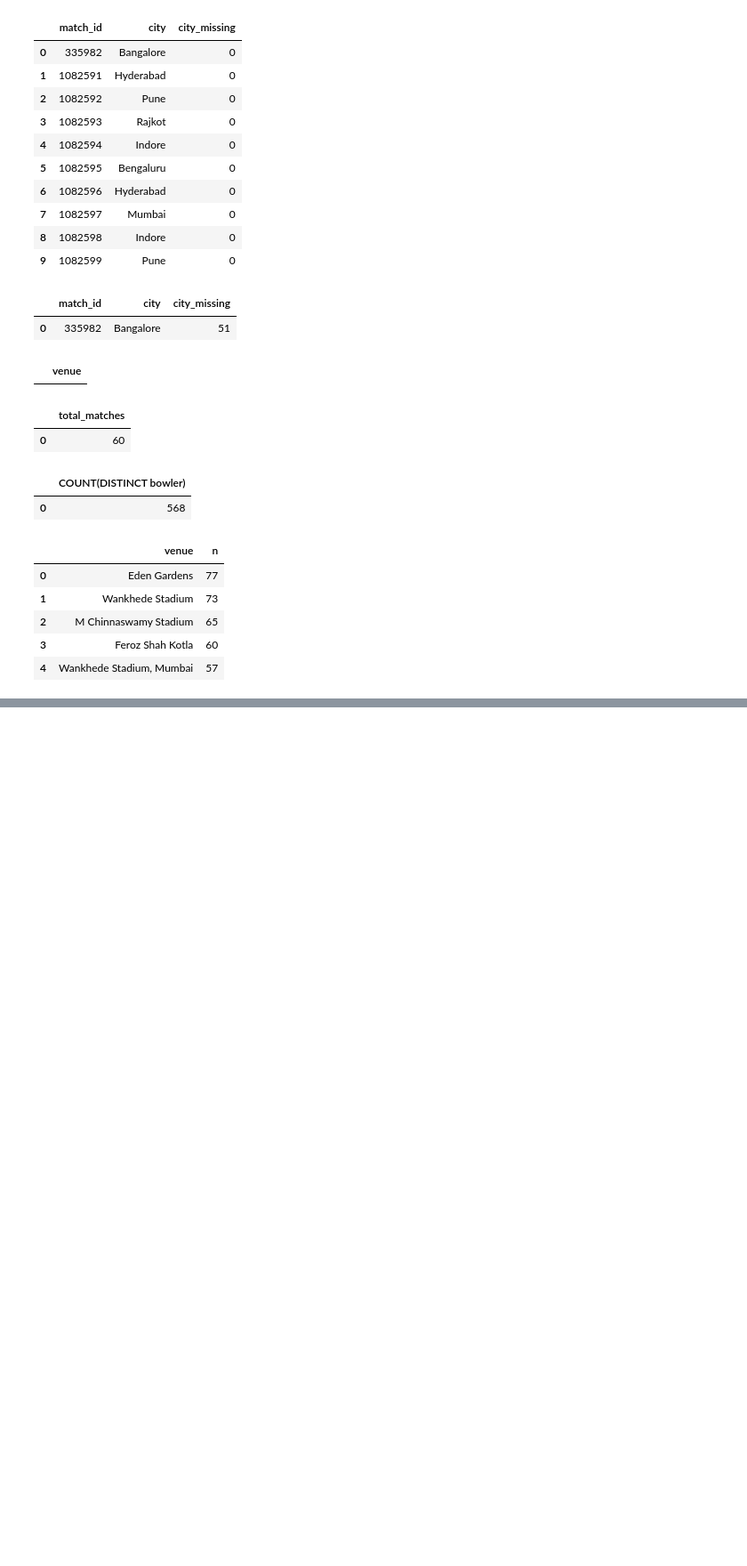
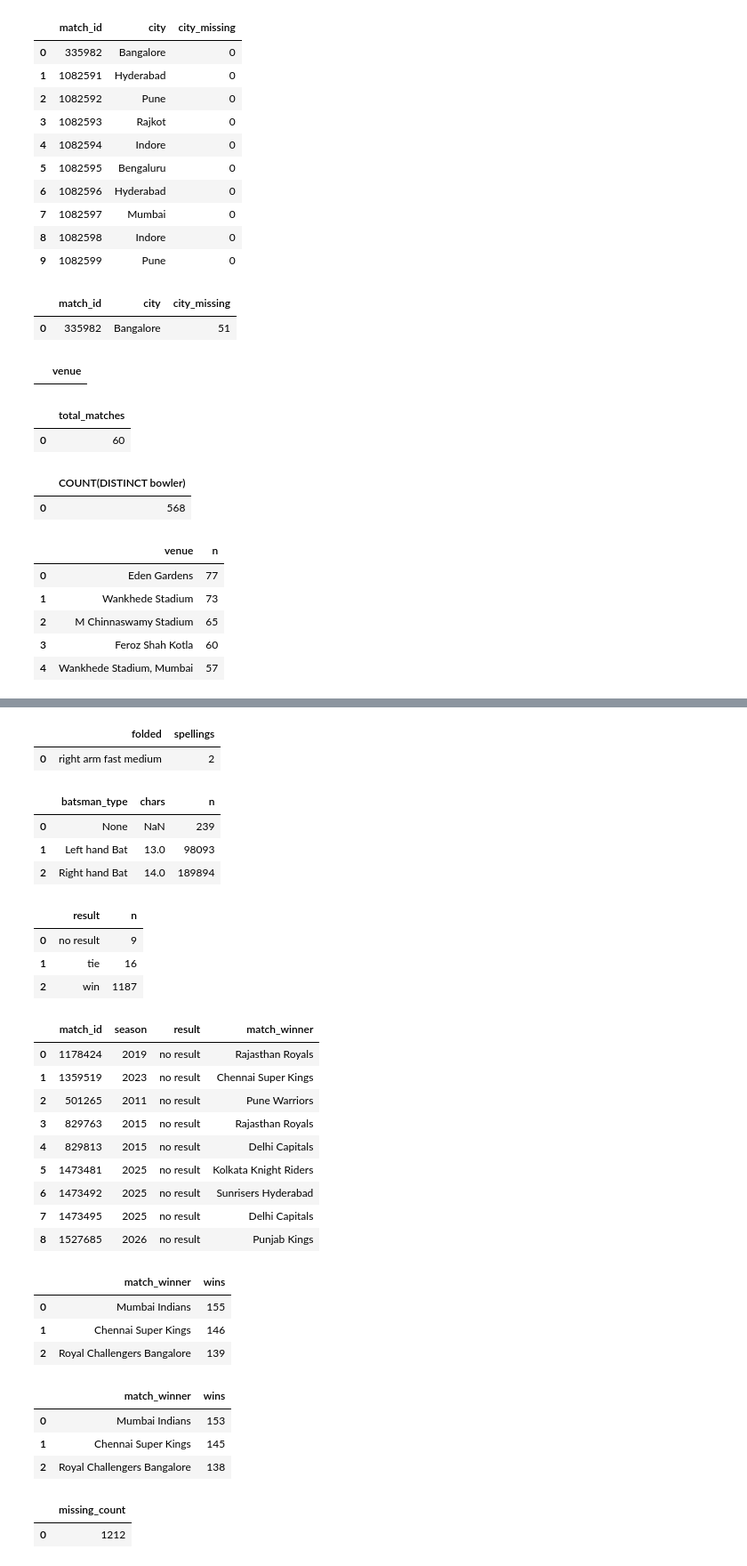
Before and after one commit to FathimaFarhana6852/ipl-cricket-analytics, a Jupyter notebook: notebooks/FathimaFarhana_sql_practice.ipynb, the cells around one changed output, grey strips where cells are left out. Shown at 89% size. Saved outputs shown, nothing was run; the diff lists cells and outputs as text; code cells hidden in the pictures; blank space fills up the shorter version.

```diff
--- a/notebooks/FathimaFarhana_sql_practice.ipynb
+++ b/notebooks/FathimaFarhana_sql_practice.ipynb
@@ -311,0 +616,80 @@ LIMIT 5;
+# %%
+query('''
+SELECT LOWER(TRIM(bowler_type)) AS folded,
+       COUNT(DISTINCT bowler_type)AS spellings
+FROM deliveries
+WHERE bowler_type IS NOT NULL
+GROUP BY folded
+HAVING COUNT(DISTINCT bowler_type) > 1;
+''')
+# %% [output]
+|  | folded | spellings |
+| 0 | right arm fast medium | 2 |
+# %%
+query('''
+SELECT batsman_type, LENGTH(batsman_type) AS chars, COUNT(*) AS n
+FROM deliveries
+GROUP BY batsman_type
+ORDER BY chars
+LIMIT 5;
+''')
+# %% [output]
+|  | batsman_type | chars | n |
+| 0 | None | NaN | 239 |
+| 1 | Left hand Bat | 13.0 | 98093 |
+| 2 | Right hand Bat | 14.0 | 189894 |
+# %%
+query('''
+SELECT result, COUNT(*) AS n FROM matches GROUP BY result;
+''')
+# %% [output]
+|  | result | n |
+| 0 | no result | 9 |
+| 1 | tie | 16 |
+| 2 | win | 1187 |
+# %%
+query('''
+SELECT match_id,season,result,match_winner
+FROM matches
+WHERE result = 'no result' AND match_winner <>'';
+''')
+# %% [output]
+|  | match_id | season | result | match_winner |
+| 0 | 1178424 | 2019 | no result | Rajasthan Royals |
+| 1 | 1359519 | 2023 | no result | Chennai Super Kings |
+| 2 | 501265 | 2011 | no result | Pune Warriors |
+| 3 | 829763 | 2015 | no result | Rajasthan Royals |
+| 4 | 829813 | 2015 | no result | Delhi Capitals |
+| 5 | 1473481 | 2025 | no result | Kolkata Knight Riders |
+| 6 | 1473492 | 2025 | no result | Sunrisers Hyderabad |
+| 7 | 1473495 | 2025 | no result | Delhi Capitals |
+| 8 | 1527685 | 2026 | no result | Punjab Kings |
+# %%
+query('''
+SELECT match_winner, COUNT(*) AS wins FROM matches
+GROUP BY match_winner ORDER BY wins DESC LIMIT 3;
+''')
+# %% [output]
+|  | match_winner | wins |
+| 0 | Mumbai Indians | 155 |
+| 1 | Chennai Super Kings | 146 |
+| 2 | Royal Challengers Bangalore | 139 |
+# %%
+query('''
+SELECT match_winner, COUNT(*) AS wins FROM matches
+WHERE result='win'
+GROUP BY match_winner ORDER BY wins DESC LIMIT 3;
+''')
+# %% [output]
+|  | match_winner | wins |
+| 0 | Mumbai Indians | 153 |
+| 1 | Chennai Super Kings | 145 |
+| 2 | Royal Challengers Bangalore | 138 |
+# %%
+query('''
+SELECT COUNT(*) AS missing_count
+FROM matches;
+''')
+# %% [output]
+|  | missing_count |
+| 0 | 1212 |
```
Also changed, not shown: parts of 28 cells of this notebook.
